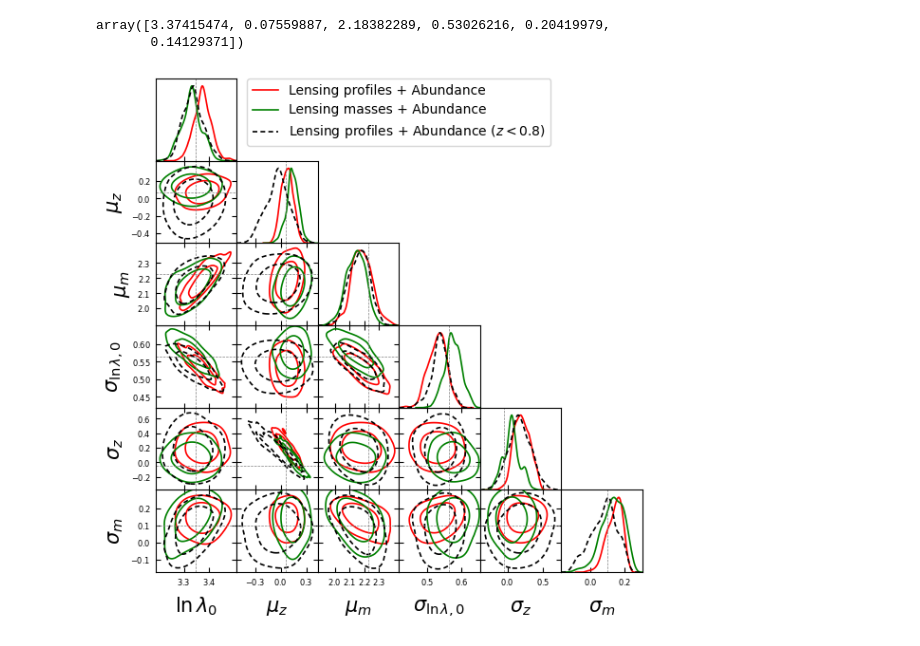
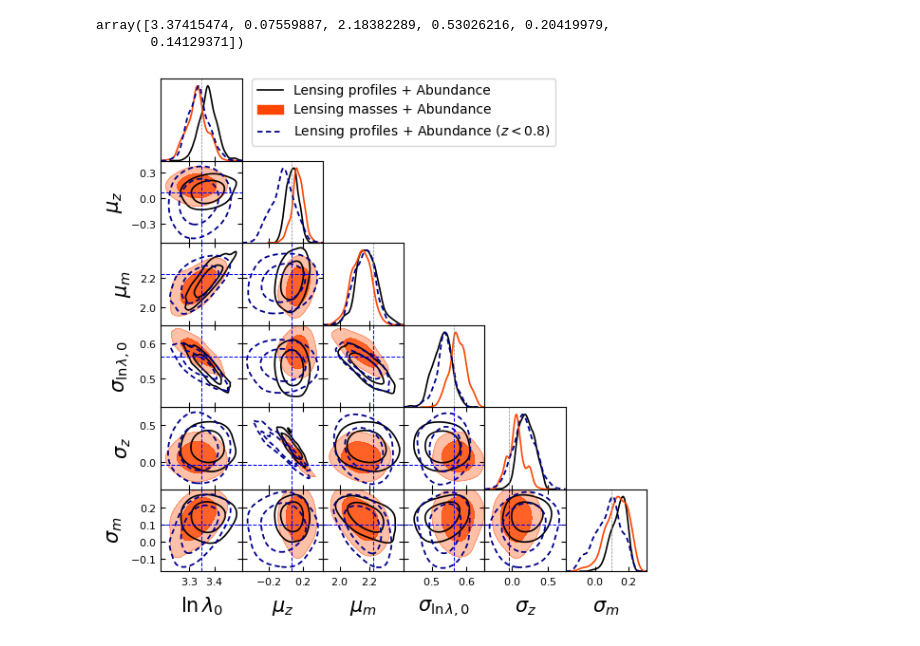
Before and after one commit to LSSTDESC/CLCosmo_Sim, a Jupyter notebook: cluster_scaling_relation_DC2/notebooks/baseline_chains.ipynb, the cells around one changed output. Drawn from its saved outputs; the diff is of its cells as text; code cells hidden in the pictures.

```diff
--- a/cluster_scaling_relation_DC2/notebooks/baseline_chains.ipynb
+++ b/cluster_scaling_relation_DC2/notebooks/baseline_chains.ipynb
@@ -71,19 +68,22 @@ markers
  '5': -0.04529427946062734,
  '6': 0.09764409931399064}
 # %%
-g = plots.get_subplot_plotter(subplot_size=1.)
+g = plots.get_subplot_plotter(subplot_size=1)
 g.settings.lab_fontsize = 20
 g.settings.legend_fontsize = 15
+g.settings.axes_fontsize = 13
+marker_args = {'lw':0.75, 'markersize':0.75, 'ls':'--','color':'b'}
 range_ = {'1':[2.5,4], '2':[-2,2], '3':[1,4], '4':[0.1,1.2],'5':[-1.5,1.5], '6':[-0.5,0.5], }
 g.triangle_plot(
                 [N, WL,M,WLxN],
                 filled=[False, False, False, False, False],
                 contour_colors = ['b', 'r', 'g', 'k', 'r', 'k' ],
-                contour_ls=['-','-','-', '-', '-'],
-                contour_lws=[0.7,1,1,1,2],shaded=True,
+                contour_ls=['-','--','-', '-', '-'],
+                contour_lws=[0.7,1.2,1,1,2],shaded=True,
                 legend_fontsize = 10,
-                #param_limits=range_,
-                params=['1','2','3','4','5','6'],markers=markers,
-                fine_bins = 1,  marker_args = {'linewidth':10}, )
+                params=['1','2','3','4','5','6'],
+                markers=markers,
+                fine_bins = 5,
+                marker_args = marker_args)
 plt.savefig(f'../fig/mcmc_scaling_relation_{name}_alone.png', dpi = 300)
 # %% [output]
@@ -112,18 +112,19 @@ array([3.37415474, 0.07559887, 2.18382289, 0.53026216, 0.20419979,
 # %%
 g = plots.get_subplot_plotter(subplot_size=1.)
 g.settings.lab_fontsize = 20
 g.settings.legend_fontsize = 15
+g.settings.axes_fontsize = 13
 range_ = {'1':[2.5,4], '2':[-2,2], '3':[1,4], '4':[0.1,1.2],'5':[-1.5,1.5], '6':[-0.5,0.5], }
 g.triangle_plot(
                 [WLxN,MxN, WLxNlowz],
-                filled=[False, False, False, False, False],
-                contour_colors = ['r', 'g', 'k', 'r', 'r', 'k' ],
+                filled=[False, True, False, False, False],
+                contour_colors = ['k', 'orangered', 'darkblue', 'r', 'r', 'k' ],
                 contour_ls=['-','-','--', '--', '-'],
-                contour_lws=[1.2,1.2,1.2,2,2],
+                contour_lws=[1.2,1.2,1.3,2,2],
                 legend_fontsize = 10,
                 #param_limits=range_,
                 params=['1','2','3','4','5','6'],markers=markers,
-                fine_bins = 1,  marker_args = {'linewidth':10}, )
+                fine_bins = 1,  marker_args = marker_args, )
 plt.savefig(f'../fig/mcmc_scaling_relation_{name}_joint.png', dpi = 300)
 # %% [output]
-[figure, old version]
+[figure, new version]
```
Also changed, not shown: parts of 3 cells of this notebook, 13 other files.
